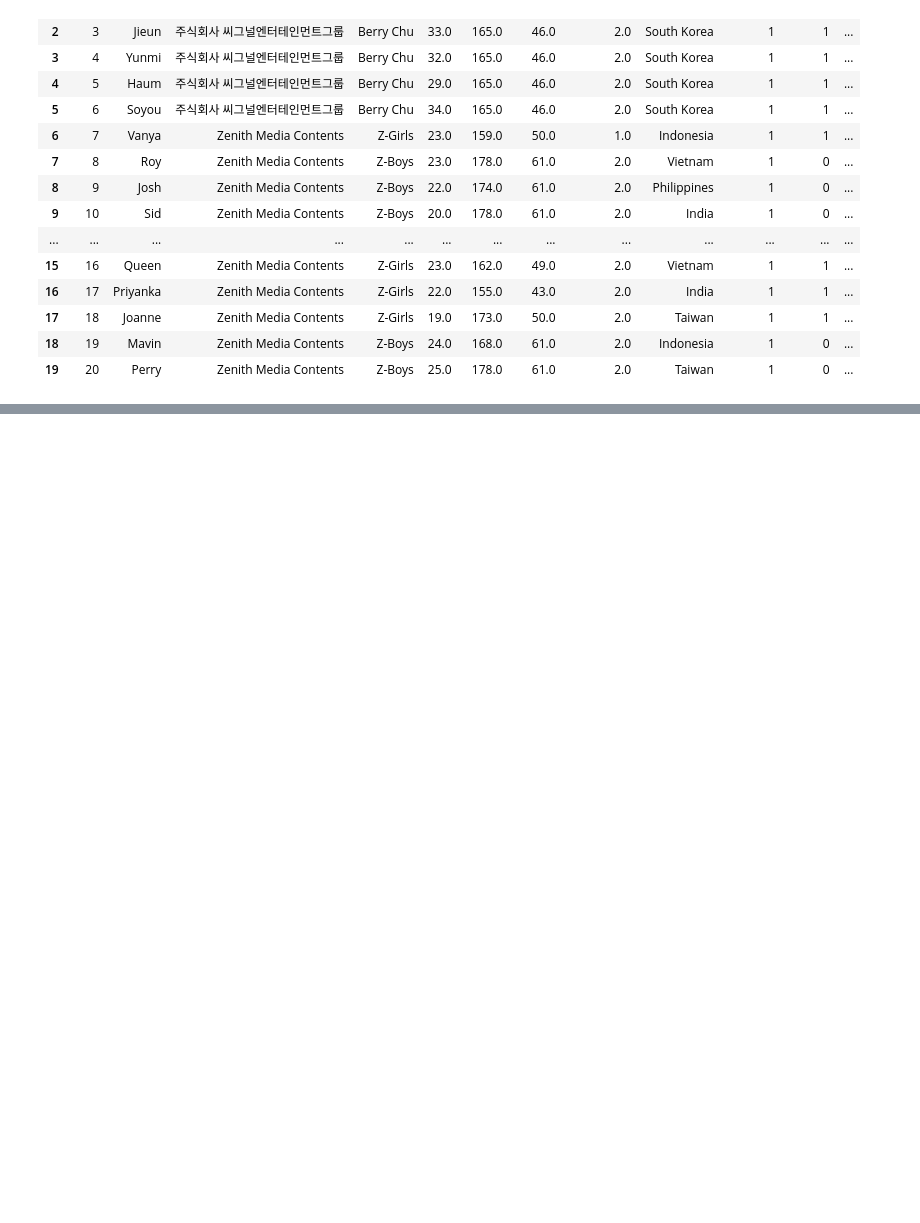
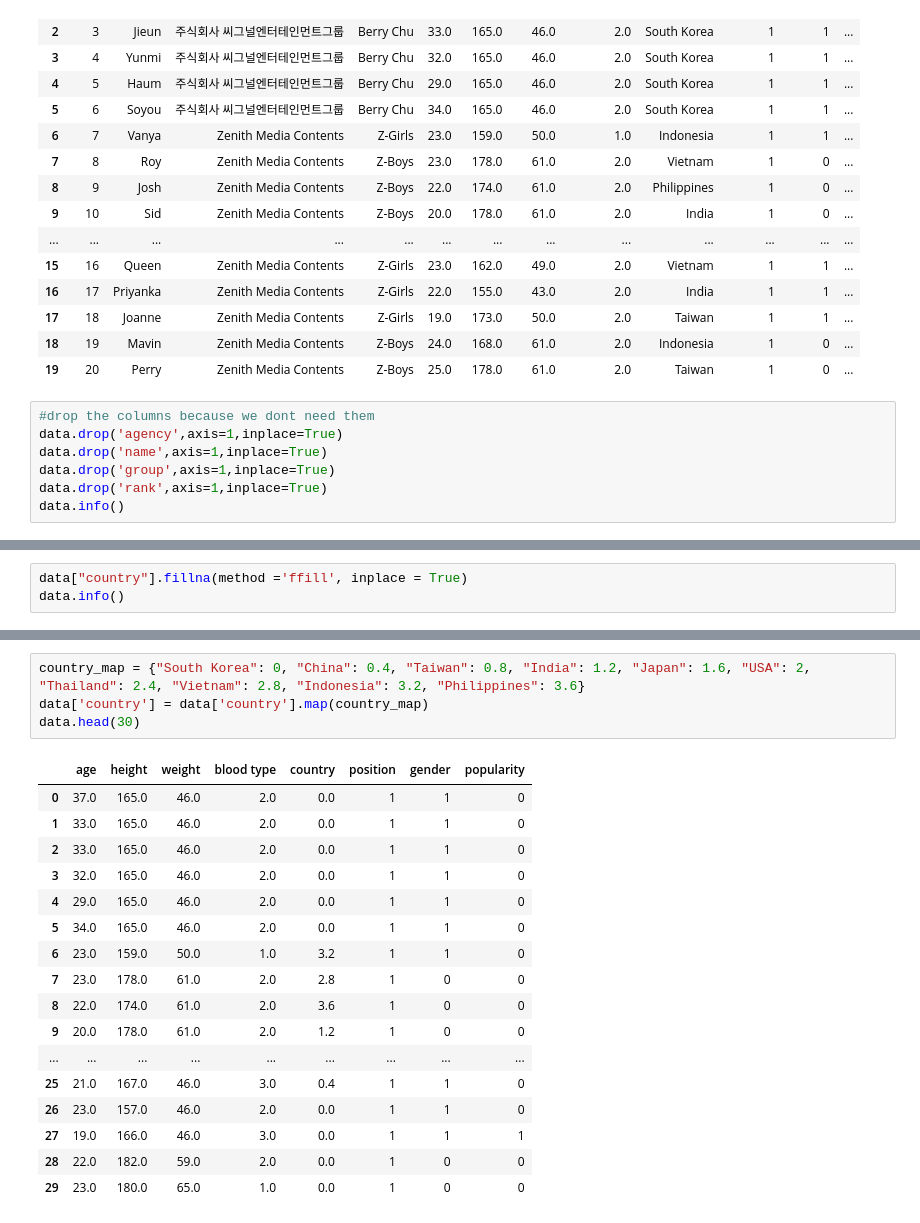
Before and after one commit to KamilaSadykova/Predicting-the-popularity-of-the-future-k-pop-idol, a Jupyter notebook: Project.ipynb, the cells around one changed output, grey strips where cells are left out. Cells and saved outputs as stored; diff of their text form; blank space fills up the shorter version.

Commit message:
Update Project.ipynb
Country changing

```diff
--- a/Project.ipynb
+++ b/Project.ipynb
@@ -302,3 +300,10 @@ data.head(20)
 | 17 | 18 | Joanne | Zenith Media Contents | Z-Girls | 19.0 | 173.0 | 50.0 | 2.0 | Taiwan | 1 | 1 | ... |
 | 18 | 19 | Mavin | Zenith Media Contents | Z-Boys | 24.0 | 168.0 | 61.0 | 2.0 | Indonesia | 1 | 0 | ... |
 | 19 | 20 | Perry | Zenith Media Contents | Z-Boys | 25.0 | 178.0 | 61.0 | 2.0 | Taiwan | 1 | 0 | ... |
+# %%
+#drop the columns because we dont need them
+data.drop('agency',axis=1,inplace=True)
+data.drop('name',axis=1,inplace=True)
+data.drop('group',axis=1,inplace=True)
+data.drop('rank',axis=1,inplace=True)
+data.info()
@@ -304,0 +324,3 @@ data.head(20)
+# %%
+data["country"].fillna(method ='ffill', inplace = True)
+data.info()
@@ -304,0 +341,22 @@ data.head(20)
+# %%
+country_map = {"South Korea": 0, "China": 0.4, "Taiwan": 0.8, "India": 1.2, "Japan": 1.6, "USA": 2, "Thailand": 2.4, "Vietnam": 2.8, "Indonesia": 3.2, "Philippines": 3.6}
+data['country'] = data['country'].map(country_map)
+data.head(30)
+# %% [output]
+|  | age | height | weight | blood type | country | position | gender | popularity |
+| 0 | 37.0 | 165.0 | 46.0 | 2.0 | 0.0 | 1 | 1 | 0 |
+| 1 | 33.0 | 165.0 | 46.0 | 2.0 | 0.0 | 1 | 1 | 0 |
+| 2 | 33.0 | 165.0 | 46.0 | 2.0 | 0.0 | 1 | 1 | 0 |
+| 3 | 32.0 | 165.0 | 46.0 | 2.0 | 0.0 | 1 | 1 | 0 |
+| 4 | 29.0 | 165.0 | 46.0 | 2.0 | 0.0 | 1 | 1 | 0 |
+| 5 | 34.0 | 165.0 | 46.0 | 2.0 | 0.0 | 1 | 1 | 0 |
+| 6 | 23.0 | 159.0 | 50.0 | 1.0 | 3.2 | 1 | 1 | 0 |
+| 7 | 23.0 | 178.0 | 61.0 | 2.0 | 2.8 | 1 | 0 | 0 |
+| 8 | 22.0 | 174.0 | 61.0 | 2.0 | 3.6 | 1 | 0 | 0 |
+| 9 | 20.0 | 178.0 | 61.0 | 2.0 | 1.2 | 1 | 0 | 0 |
+| ... | ... | ... | ... | ... | ... | ... | ... | ... |
+| 25 | 21.0 | 167.0 | 46.0 | 3.0 | 0.4 | 1 | 1 | 0 |
+| 26 | 23.0 | 157.0 | 46.0 | 2.0 | 0.0 | 1 | 1 | 0 |
+| 27 | 19.0 | 166.0 | 46.0 | 3.0 | 0.0 | 1 | 1 | 1 |
+| 28 | 22.0 | 182.0 | 59.0 | 2.0 | 0.0 | 1 | 0 | 0 |
+| 29 | 23.0 | 180.0 | 65.0 | 1.0 | 0.0 | 1 | 0 | 0 |
```
Also changed, not shown: parts of 3 cells of this notebook.
